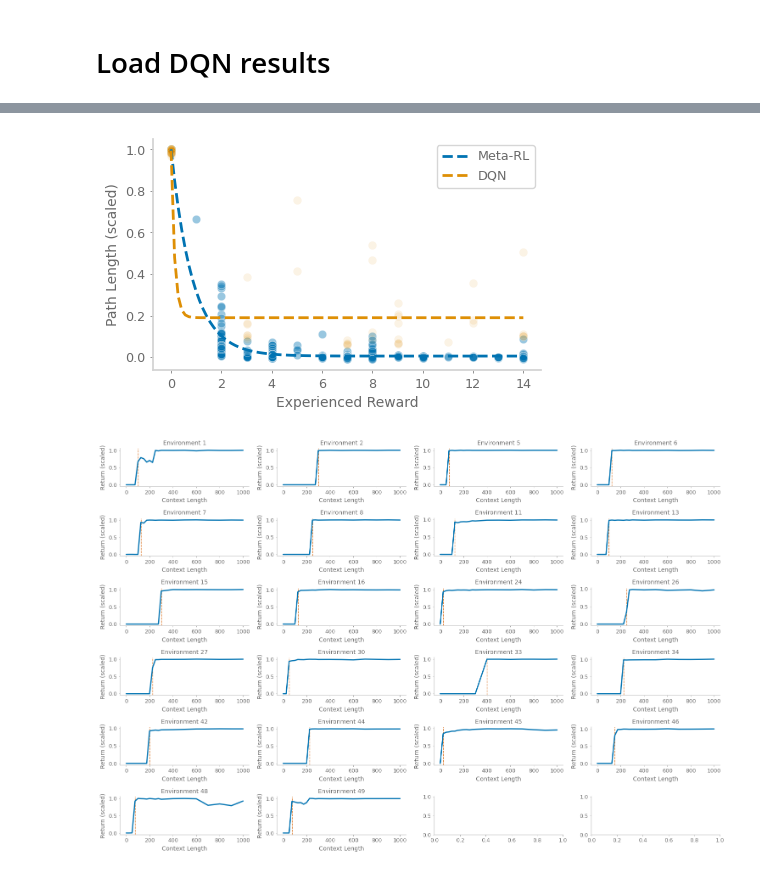
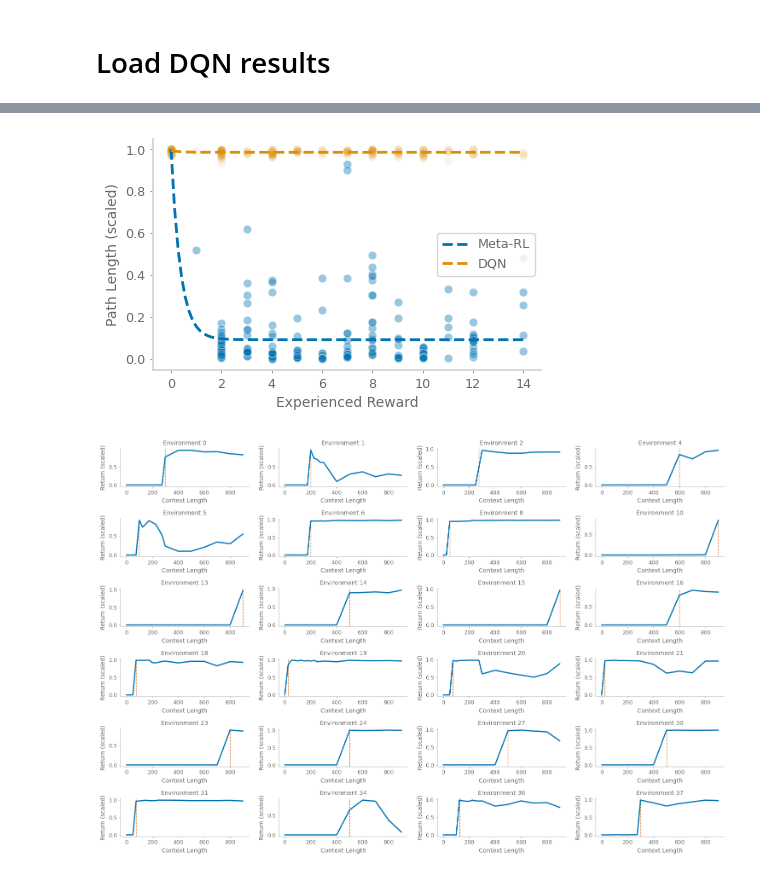
Before and after one commit to chingf/icl-maze, a Jupyter notebook: notebooks/02_plot_by_reward_and_context.ipynb, the cells around one changed output, grey strips where cells are left out. Saved outputs shown, nothing was run; the diff lists cells and outputs as text; code cells hidden in the pictures.

```diff
--- a/notebooks/02_plot_by_reward_and_context.ipynb
+++ b/notebooks/02_plot_by_reward_and_context.ipynb
@@ -10,9 +10,10 @@ import configs
 # Load ICL results
 # %%
 engram_dir = "/n/holylfs06/LABS/krajan_lab/Lab/cfang/icl-maze/"
-wandb_project = "random_tree"
-env_name = "tree_layers7_bprob0.9_envs300000_H800_explore"
-model_name = "transformer_end_query_embd512_layer4_head4_lr1e-05_drop0_batch256"
+wandb_project = "cntree"
+env_name = "cntree_layers7_bprob0.9_corr0.25_state_dim10_envs300000_H800_explore"
+#model_name = "transformer_end_query_embd512_layer4_head4_lr1e-05_drop0_batch256"
+model_name = "transformer_end_query_embd512_layer3_head4_lr0.0001_drop0_batch256"
 model_path = os.path.join(engram_dir, wandb_project, env_name, "models", model_name)
 path_to_pkl = os.path.join(model_path, 'eval_results.pkl')
 # %%
@@ -30,16 +31,10 @@ df.head()
 # %% [markdown]
 # Load DQN results
 # %%
-#engram_dir = "/n/holylfs06/LABS/krajan_lab/Lab/cfang/icl-maze/"
-#wandb_project = "dqn_full"
-#env_name = "tree_layers7_bprob1.0_envs200_H2000_explore"
-#model_name = "dqn_nlayers4_gamma0.9_target10_lr1e-05"
-#path_to_pkl = os.path.join(engram_dir, wandb_project, env_name, "models", model_name, "eval_results.pkl")
-
 engram_dir = "/n/holylfs06/LABS/krajan_lab/Lab/cfang/icl-maze/"
-wandb_project = "dqn_random_tree"
-env_name = "tree_layers7_bprob1.0_envs1000_H1600_explore"
-model_name = "dqn_nlayers4_gamma0.9_target10_lr1e-05_temp0.05"
+wandb_project = "dqn_cntree"
+env_name = "cntree_layers7_bprob1.0_corr0.25_state_dim10_envs1000_H1600_explore"
+model_name = "dqn_nlayers4_gamma0.9_target10_lr1e-05_temp1.0"
 path_to_pkl = os.path.join(engram_dir, wandb_project, env_name, "models", model_name, "eval_results.pkl")
 # %%
 with open(path_to_pkl, "rb") as f:
@@ -87,45 +82,47 @@ plt.xlabel('Experienced Reward')
 plt.ylabel('Path Length (scaled)')
 plt.show()
 # %% [output]
-[figure, old version]
+[figure, new version]
 # %%
 rlim = 30
 _df = df[df['model'] == 'Learner (temp=2)']
+_df = _df[_df['context_length'] < 1000]
 sample_envs = _df['environment'].unique()
 
 # Create 3x4 subplot grid
 n_rows = 6
 n_cols = 4
 fig, axes = plt.subplots(n_rows, n_cols, figsize=(15, 10))
 axes = axes.flatten()
 n_envs_plotted = 0
 n_envs_total = n_rows * n_cols
 for env in sample_envs:
     env_df = _df[_df['environment'] == env]
     # Find first context length where reward > 0
     first_reward = env_df[env_df['experienced_reward'] > 0]['context_length'].min()
-    if pd.notna(first_reward) and first_reward < 600:
+    if pd.notna(first_reward) and first_reward < 1000:
         axes[n_envs_plotted].axvline(x=first_reward, color='r', linestyle='--', alpha=0.8)
     else:
         continue
     sns.lineplot(
         data=env_df,
         x='context_length',
         y='returns_scaled',
         ax=axes[n_envs_plotted],
         linewidth=2
     )
     axes[n_envs_plotted].set_title(f'Environment {env}')
     axes[n_envs_plotted].set_xlabel('Context Length')
     axes[n_envs_plotted].set_ylabel('Return (scaled)')
+
     n_envs_plotted += 1
     if n_envs_plotted == n_envs_total:
         break
 
 plt.tight_layout()
 plt.show()
 # %% [output]
-[figure, old version]
+[figure, new version]
 # %%
 rlim = 30
 _df = df[df['model'] == 'DQN']
```
Also changed, not shown: parts of 3 cells of this notebook, 5 other files.
